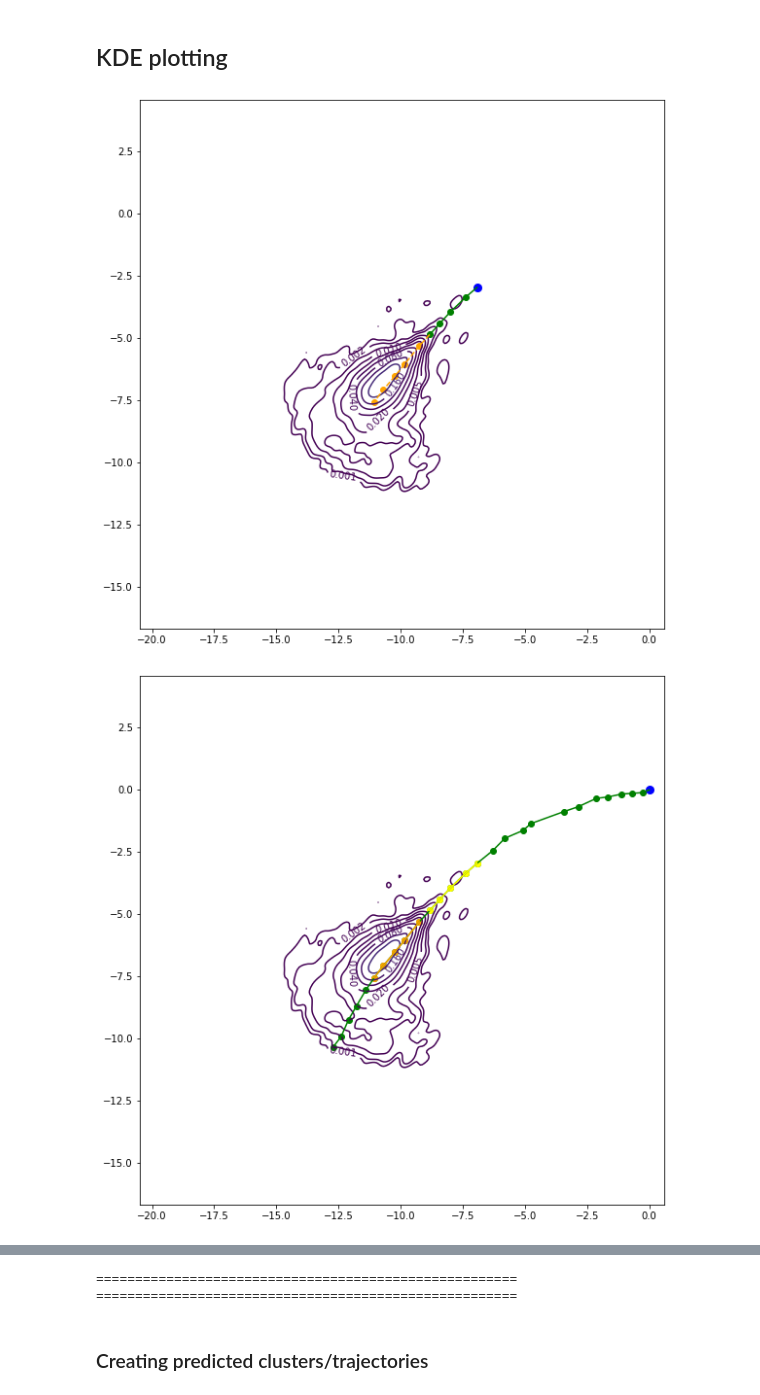
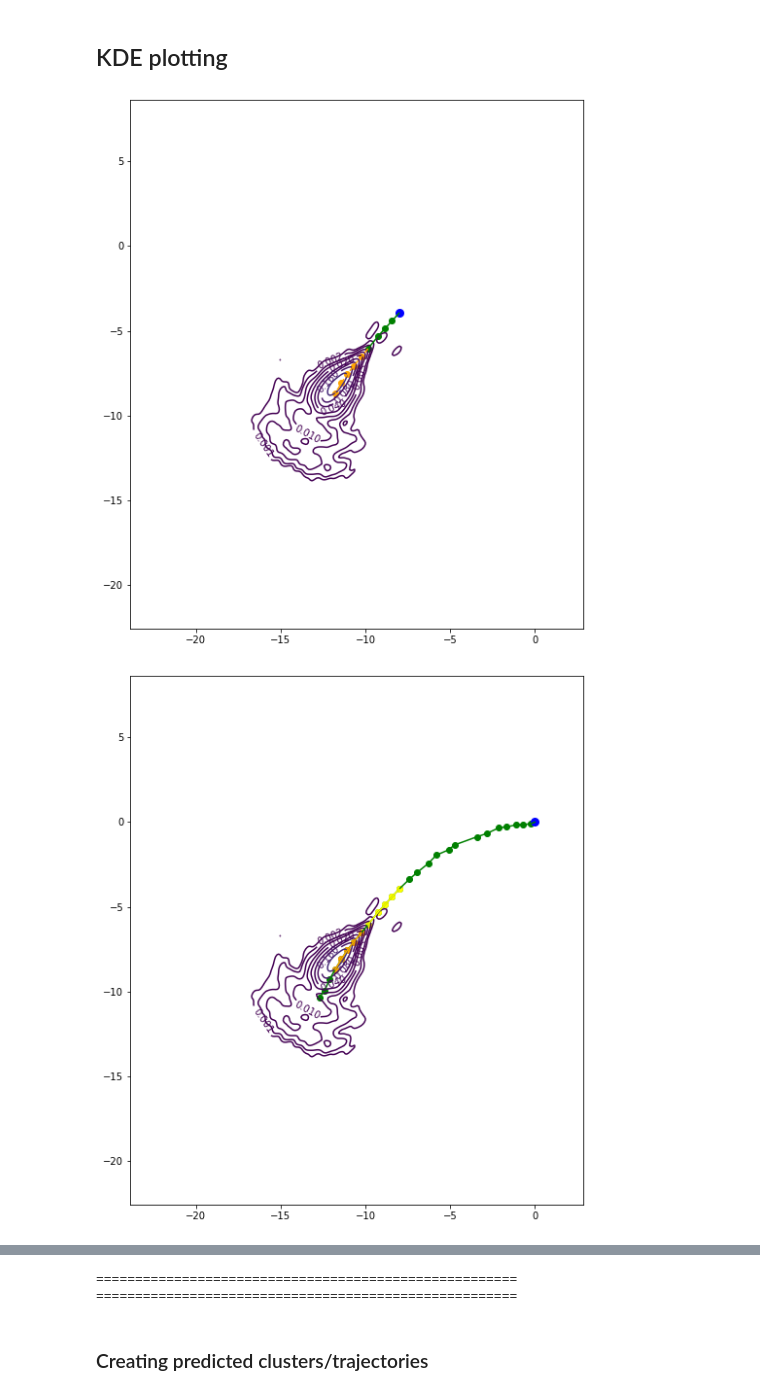
Before and after one commit to karlriis/trajectory-forecasting, a Jupyter notebook: generative_model.ipynb, the cells around one changed output, grey strips where cells are left out. Drawn from its saved outputs; the diff is of its cells as text; code cells hidden in the pictures.

Commit message:
fix data variables

```diff
--- a/generative_model.ipynb
+++ b/generative_model.ipynb
@@ -262,35 +262,35 @@ params = {
     "STOP_PROB": 0.2,
 
     "DISCOUNT_AVG_PROB": 0.5,
     "DISCOUNT_LOWER_BOUND": 0.5,
 
     "VELOCITY_CHANGE_PROB": 0.2,
     "VELOCITY_CHANGE_NOISE": 0.1,
 
     "ANGLE_CHANGE_PROB": 0.05,
     "ANGLE_CHANGE_NOISE": 1
 }
 
-for agent_id in agent_ids[:1]:
-    x_data, y_data, max_train_idx = agent_data(data, agent_id)
+for agent_id in edinburgh_agent_ids[:1]:
+    x_data, y_data, max_train_idx = agent_data(edinburgh_data, agent_id)
     start_idx = np.random.randint(0, max_train_idx)
-    sample_x, sample_y, test_x, test_y = generate_data(data, start_idx, agent_id, 5)
+    sample_x, sample_y, test_x, test_y = generate_data(edinburgh_data, start_idx, agent_id, 5)
 
     all_pred_x, all_pred_y = [], []
     all_final_x, all_final_y = [], []
     for i in range(params['NO_OF_TRAJECTORIES']):
         pred_x, pred_y = generate_trajectory(sample_x, sample_y, params)
         #print(pred_x)
         all_pred_x.append(pred_x)
         all_pred_y.append(pred_y)
 
         all_final_x.append(pred_x[-1])
         all_final_y.append(pred_y[-1])
 
     kernel_density_estimation(x_data, y_data, start_idx, all_final_x, all_final_y)
     plot_all_trajectories(x_data, y_data, all_pred_x, all_pred_y, start_idx)
     print("======================================================")
     print("======================================================")
 # %% [output]
-[figure, old version]
+[figure, new version]
-[figure, old version]
+[figure, new version]
```
Also changed, not shown: parts of 2 cells of this notebook.
